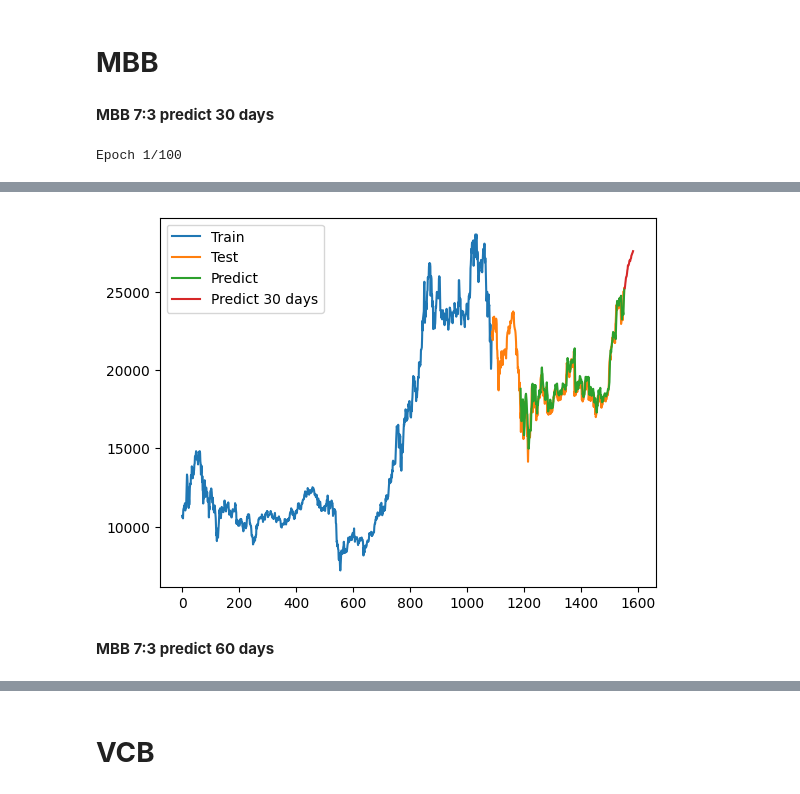
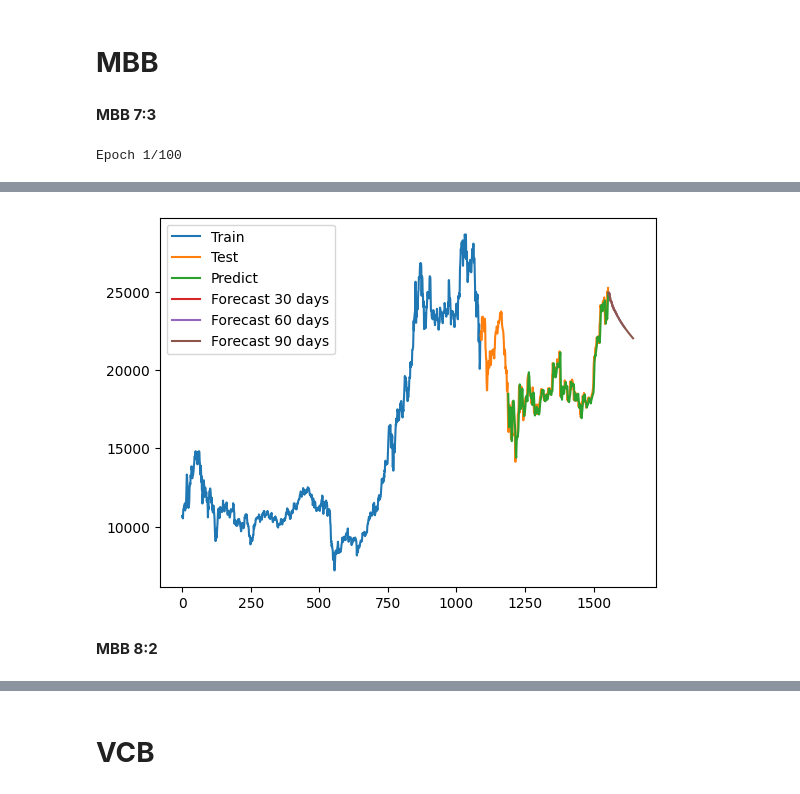
Before and after one commit to Duonglthuy1204/IS403_O21_16, a Jupyter notebook: Model/RNN.ipynb, the cells around one changed output, grey strips where cells are left out. Cells and saved outputs as stored; diff of their text form; code cells hidden in the pictures.

```diff
--- a/Model/RNN.ipynb
+++ b/Model/RNN.ipynb
@@ -328,8 +198,8 @@ Testing RMSE: 48807.05053540534
 # %% [markdown]
 # **MBB**
 # %% [markdown]
-**MBB 7:3 predict 30 days**
+**MBB 7:3**
 # %%
-build_and_evaluate_model('../Dataset/MBB Historical Data.csv', train_ratio=0.7, test_ratio=0.3, forecast_days=30)
+build_and_evaluate_model('../Dataset/MBB Historical Data.csv', train_ratio=0.7, test_ratio=0.3)
 # %% [output]
 Epoch 1/100
@@ -353,4 +223,4 @@ Testing RMSE: 19311.526573952902
-[figure, old version]
+[figure, new version]
-# %% [markdown]
-**MBB 7:3 predict 60 days**
+# %% [markdown]
+**MBB 8:2**
 # %%
```
Also changed, not shown: parts of 58 cells of this notebook, 1 other file.
